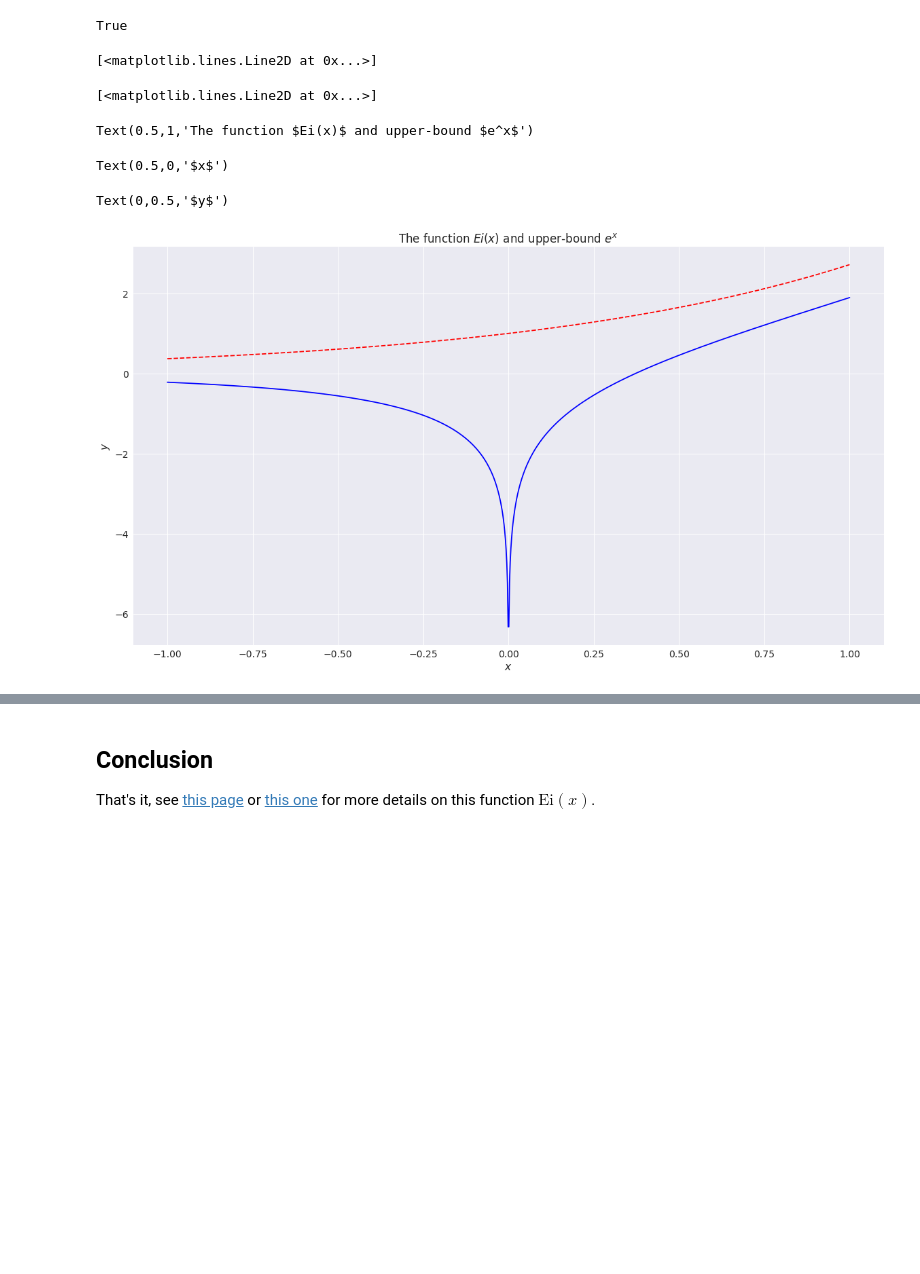
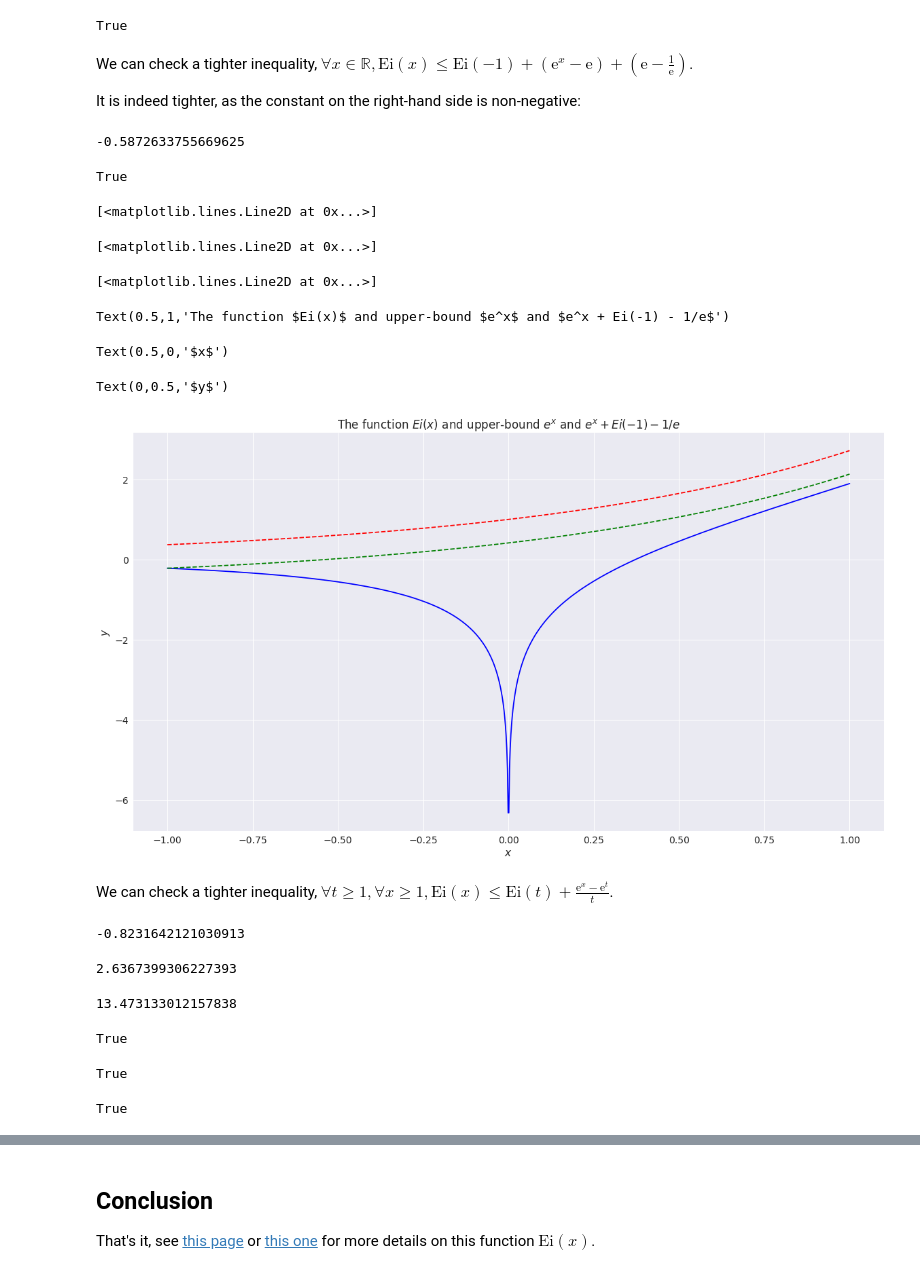
Before and after one commit to Naereen/notebooks, a Jupyter notebook: Exponential_Integral_Python.ipynb, the cells around one changed output, grey strips where cells are left out. Saved outputs shown, nothing was run; the diff lists cells and outputs as text; code cells hidden in the pictures; blank space fills up the shorter version.

```diff
--- a/Exponential_Integral_Python.ipynb
+++ b/Exponential_Integral_Python.ipynb
@@ -220,17 +222,61 @@ Let's check that $\forall x\in\mathbb{R}, \mathrm{Ei}(x) \leq \mathrm{e}^x$:
 np.alltrue(Y <= np.exp(X))
 # %% [output]
 True
+# %% [markdown]
+We can check a tighter inequality, $\forall x\in\mathbb{R}, \mathrm{Ei}(x) \leq \mathrm{Ei}(-1) + (\mathrm{e}^x - \mathrm{e}) + (\mathrm{e} - \frac{1}{\mathrm{e}})$.
+
+It is indeed tighter, as the constant on the right-hand side is non-negative:
+# %%
+Ei(-1) + (-np.exp(1)) + (np.exp(1) - np.exp(-1))
+# %% [output]
+-0.5872633755669625
+# %%
+upper_bound = np.exp(X) + (Ei(-1) + (-np.exp(1)) + (np.exp(1) - np.exp(-1)))
+np.alltrue(Y <= upper_bound)
+# %% [output]
+True
 # %%
 plt.plot(X, Y, 'b')
 plt.plot(X, np.exp(X), 'r--')
-plt.title("The function $Ei(x)$ and upper-bound $e^x$")
+plt.plot(X, np.exp(X) + (Ei(-1) + (-np.exp(1)) + (np.exp(1) - np.exp(-1))), 'g--')
+plt.title("The function $Ei(x)$ and upper-bound $e^x$ and $e^x + Ei(-1) - 1/e$")
 plt.xlabel("$x$")
 plt.ylabel("$y$")
 plt.show()
 # %% [output]
 [<matplotlib.lines.Line2D at 0x...>]
 [<matplotlib.lines.Line2D at 0x...>]
-Text(0.5,1,'The function $Ei(x)$ and upper-bound $e^x$')
+[<matplotlib.lines.Line2D at 0x...>]
-Text(0.5,0,'$x$')
+Text(0.5,1,'The function $Ei(x)$ and upper-bound $e^x$ and $e^x + Ei(-1) - 1/e$')
-Text(0,0.5,'$y$')
+Text(0.5,0,'$x$')
+Text(0,0.5,'$y$')
-[figure, old version]
+[figure, new version]
+# %% [markdown]
+We can check a tighter inequality, $\forall t\geq1, \forall x\geq1, \mathrm{Ei}(x) \leq \mathrm{Ei}(t) + \frac{\mathrm{e}^x - \mathrm{e}^{t}}{t}$.
+# %%
+e = np.exp(1)
+upper_bound_cst = lambda t: Ei(t) - np.exp(t)/t
+upper_bound_t = lambda t, X: Ei(t) + (np.exp(X) - np.exp(t))/t
+
+upper_bound_cst(1)
+upper_bound_cst(e)
+upper_bound_cst(2*e)
+# %% [output]
+-0.8231642121030913
+2.6367399306227393
+13.473133012157838
+# %%
+X_4 = np.linspace(1, 2*e, 1000)
+Y_4 = Ei(X_4)
+
+def check_upper_bound(t):
+    upper_bound_4 = upper_bound_t(t, X_4)
+    return np.alltrue(Y_4 <= upper_bound_4)
+
+check_upper_bound(1)
+check_upper_bound(e)
+check_upper_bound(2*e)
+# %% [output]
+True
+True
+True
```
Also changed, not shown: parts of 14 cells of this notebook, 1 other file.
